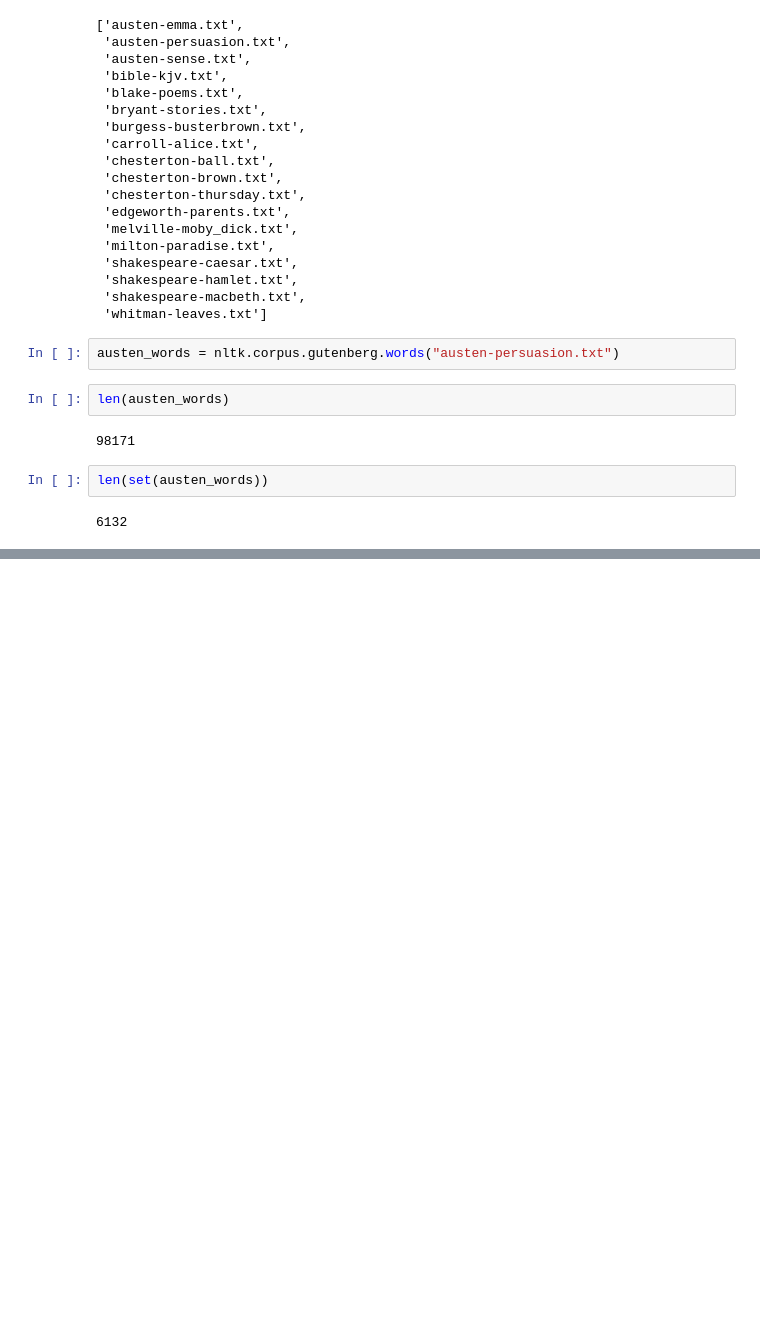
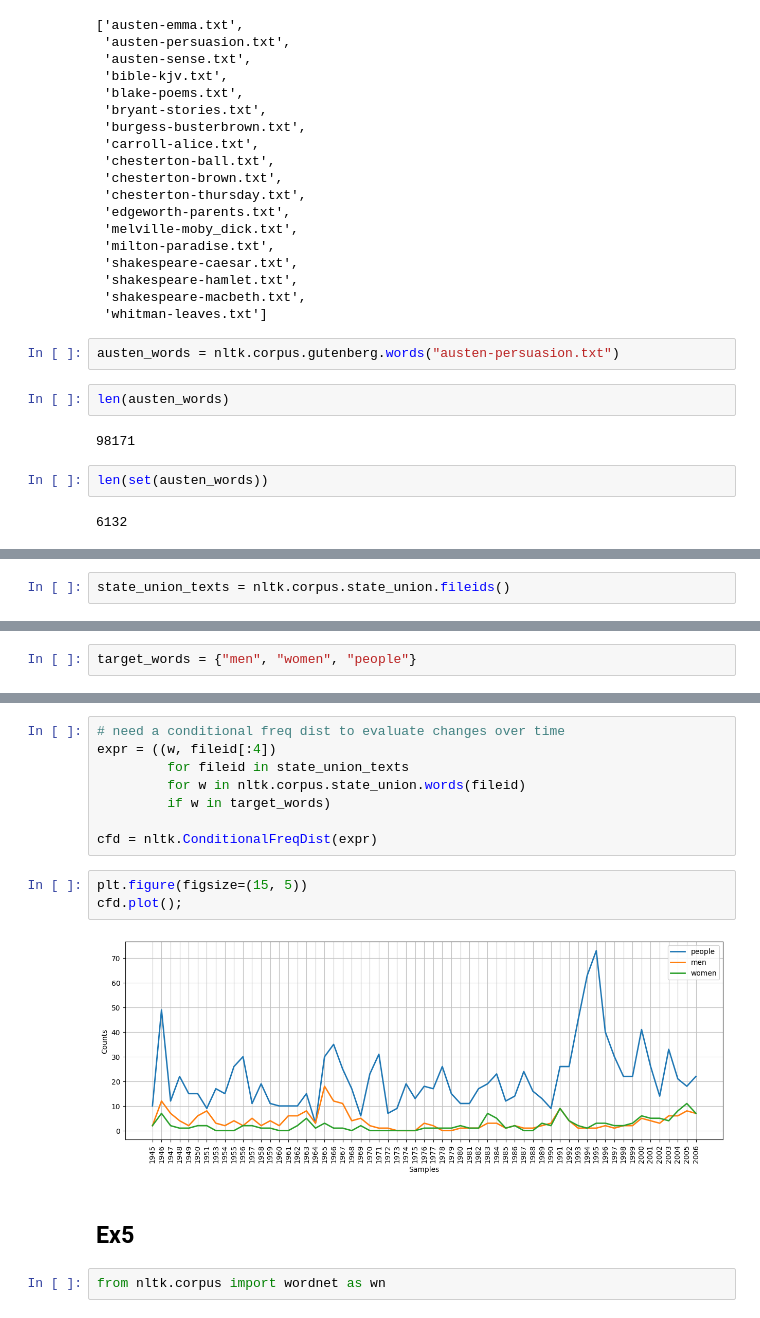
Before and after one commit to ajkdrag/nltk-exercises, a Jupyter notebook: Ch02.ipynb, the cells around one changed output, grey strips where cells are left out. Saved outputs shown, nothing was run; the diff lists cells and outputs as text; blank space fills up the shorter version.

```diff
--- a/Ch02.ipynb
+++ b/Ch02.ipynb
@@ -37,0 +83,2 @@ len(set(austen_words))
+# %%
+state_union_texts = nltk.corpus.state_union.fileids()
@@ -37,0 +89,2 @@ len(set(austen_words))
+# %%
+target_words = {"men", "women", "people"}
@@ -37,0 +115,17 @@ len(set(austen_words))
+# %%
+# need a conditional freq dist to evaluate changes over time
+expr = ((w, fileid[:4])
+         for fileid in state_union_texts
+         for w in nltk.corpus.state_union.words(fileid)
+         if w in target_words)
+
+cfd = nltk.ConditionalFreqDist(expr)
+# %%
+plt.figure(figsize=(15, 5))
+cfd.plot();
+# %% [output]
+[figure, added]
+# %% [markdown]
+## Ex5
+# %%
+from nltk.corpus import wordnet as wn
```
Also changed, not shown: parts of 69 cells of this notebook, 2 other files.
